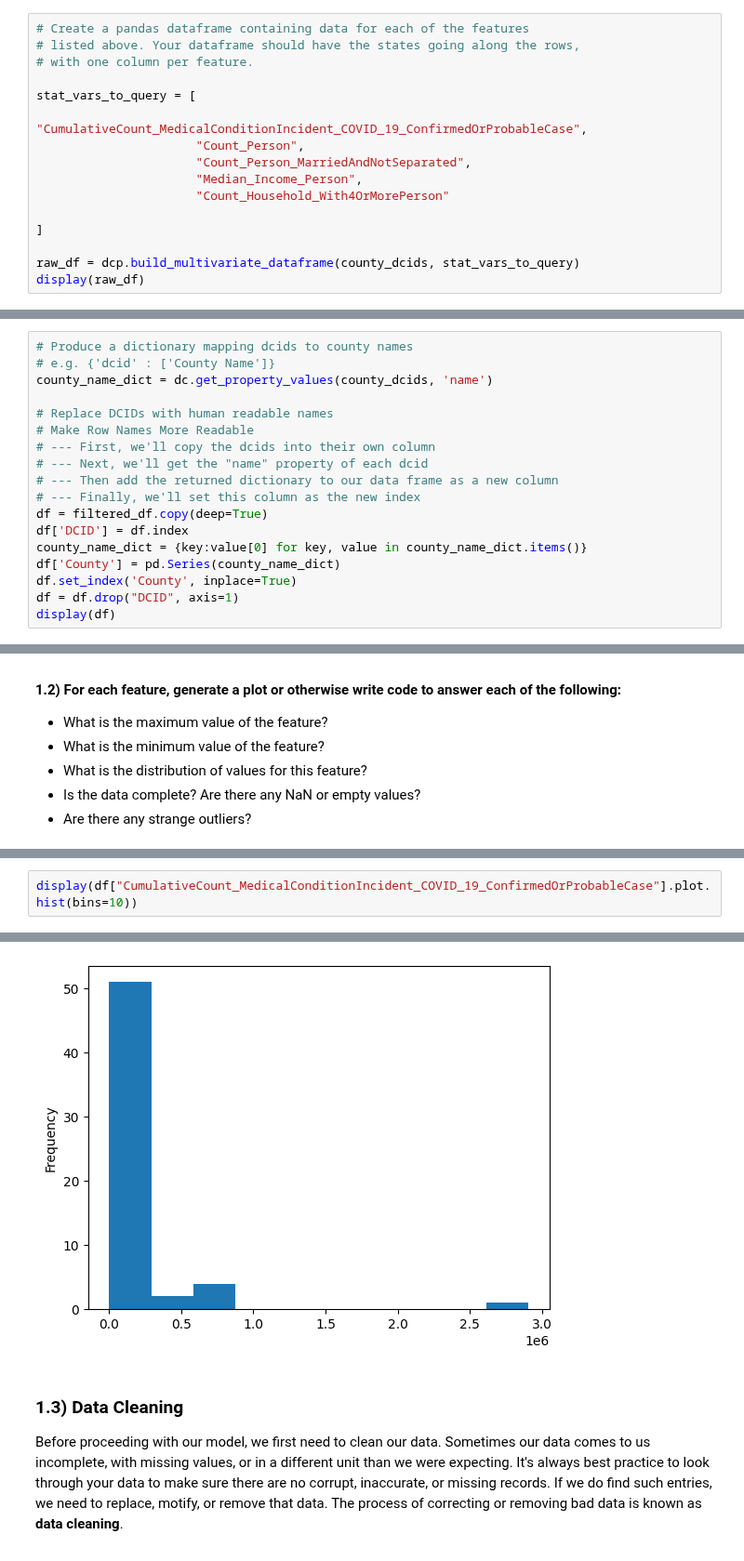
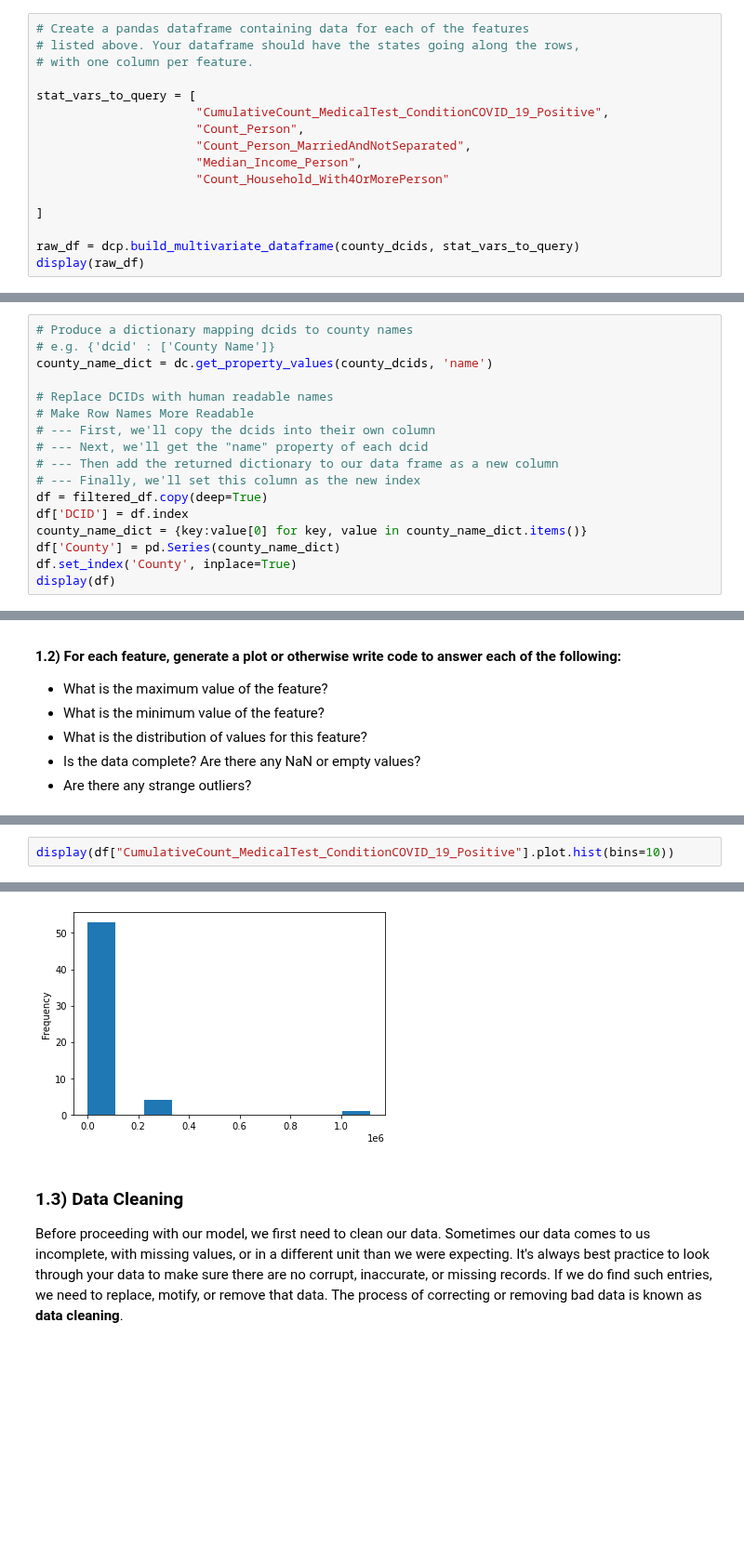
Before and after one commit to datacommonsorg/api-python, a Jupyter notebook: notebooks/intro_data_science/Feature_Engineering.ipynb, the cells around one changed output, grey strips where cells are left out. Shown at 93% size. Drawn from its saved outputs; the diff is of its cells as text; blank space fills up the shorter version.

```diff
--- a/notebooks/intro_data_science/Feature_Engineering.ipynb
+++ b/notebooks/intro_data_science/Feature_Engineering.ipynb
@@ -112,7 +128,7 @@ _Note: not all variables are available for all locations. If you notice the data
 # with one column per feature.
 
 stat_vars_to_query = [
-                      "CumulativeCount_MedicalConditionIncident_COVID_19_ConfirmedOrProbableCase",
+                      "CumulativeCount_MedicalTest_ConditionCOVID_19_Positive",
                       "Count_Person",
                       "Count_Person_MarriedAndNotSeparated",
                       "Median_Income_Person",
@@ -216,6 +233,5 @@ df['DCID'] = df.index
 county_name_dict = {key:value[0] for key, value in county_name_dict.items()}
 df['County'] = pd.Series(county_name_dict)
 df.set_index('County', inplace=True)
-df = df.drop("DCID", axis=1)
 display(df)
 # %% [output]
@@ -282,3 +298,3 @@ display(df["Count_Household_With4OrMorePerson"].plot.hist(bins=100))
 # %%
-display(df["CumulativeCount_MedicalConditionIncident_COVID_19_ConfirmedOrProbableCase"].plot.hist(bins=10))
+display(df["CumulativeCount_MedicalTest_ConditionCOVID_19_Positive"].plot.hist(bins=10))
 # %% [output]
@@ -286,4 +302,4 @@ display(df["CumulativeCount_MedicalConditionIncident_COVID_19_ConfirmedOrProbabl
-[figure, old version]
+[figure, new version]
 # %% [markdown]
 ### 1.3) Data Cleaning
 Before proceeding with our model, we first need to clean our data. Sometimes our data comes to us incomplete, with missing values, or in a different unit than we were expecting. It's always best practice to look through your data to make sure there are no corrupt, inaccurate, or missing records. If we do find such entries, we need to replace, motify, or remove that data. The process of correcting or removing bad data is known as **data cleaning**.
```
Also changed, not shown: parts of 13 cells of this notebook, 1 other file.
